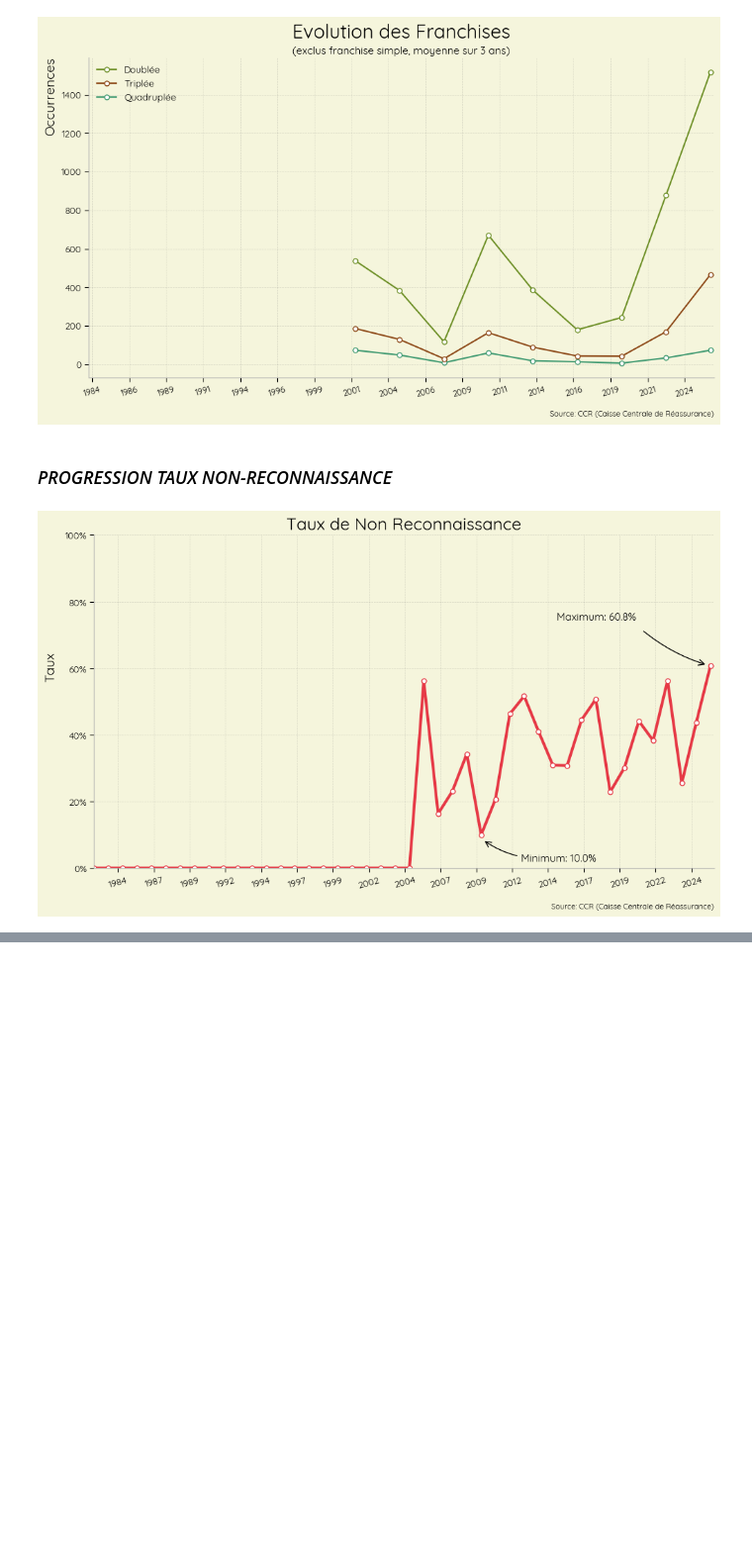
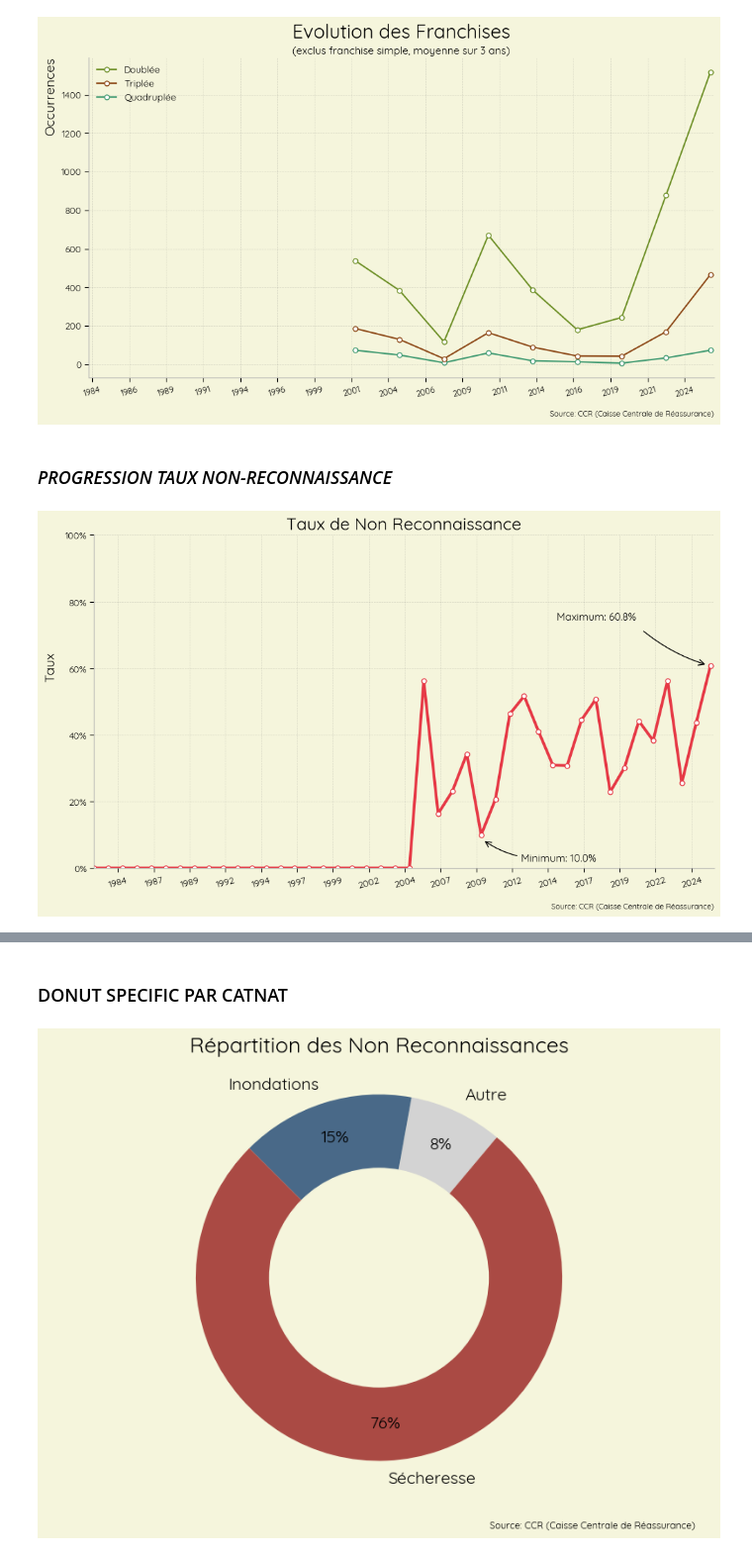
Before and after one commit to dataforgoodfr/14_PrixChangementClimatique, a Jupyter notebook: data/exploration/analysis_catnat_reco_franchise.ipynb, the cells around one changed output, grey strips where cells are left out. Shown at 99% size. Saved outputs shown, nothing was run; the diff lists cells and outputs as text; code cells hidden in the pictures; blank space fills up the shorter version.

```diff
--- a/data/exploration/analysis_catnat_reco_franchise.ipynb
+++ b/data/exploration/analysis_catnat_reco_franchise.ipynb
@@ -729,0 +839,58 @@ line_chart_taux(ccr_details_df);
+# %% [markdown]
+### DONUT SPECIFIC PAR CATNAT
+# %%
+def donut_specific(df,
+                   target_col="libelleAvis",
+                   colors=['lightgrey', '#496988', '#AA4A44']):
+
+    df_plot = df.copy()
+
+    if target_col == "libelleAvis":
+        title = "Répartition des Non Reconnaissances"
+        df_plot = df_plot[df_plot["libelleAvis"] == "Non reconnue"]
+    else:
+        df_plot = df_plot[(df_plot[target_col] != "Simple") & (df_plot["libelleAvis"] == "Reconnue")]
+        title = "Répartition des Franchises 'Doublée ou plus'"
+
+
+    counts = df_plot.groupby("nomPeril").size()
+    sizes = counts.values
+    labels_ = counts.index
+
+    fig, ax = plt.subplots(figsize=(8, 6))
+
+    wedges, texts, autotexts = ax.pie(
+        sizes,
+        labels=labels_,
+        colors=colors,
+        autopct='%1.0f%%',
+        startangle=50,
+        pctdistance=0.80,
+        textprops={"color": "black", "fontsize": 14}
+    )
+
+    centre_circle = plt.Circle((0,0), 0.6, fc='#F5F5DC')
+    ax.add_artist(centre_circle)
+
+    ax.axis('equal')
+    ax.set_title(title,
+                 fontsize=18, color="black", pad=20)
+
+    plt.text(
+            0.975,
+            -0.125,
+            source_text,
+            ha="right",
+            va="bottom",
+            transform=ax.transAxes,
+            fontsize=8,
+            color="black",
+        )
+
+    plt.tight_layout()
+
+    return ax
+
+donut_specific(df=details_par_catnat, target_col="libelleAvis");
+# %% [output]
+[figure, added]
```
Also changed, not shown: parts of 24 cells of this notebook.
